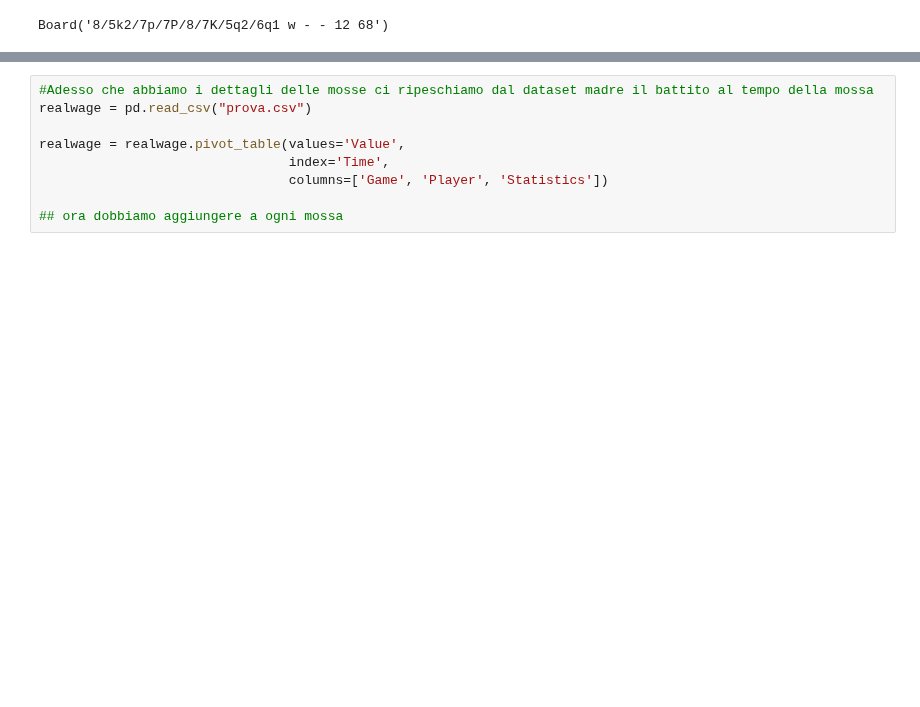
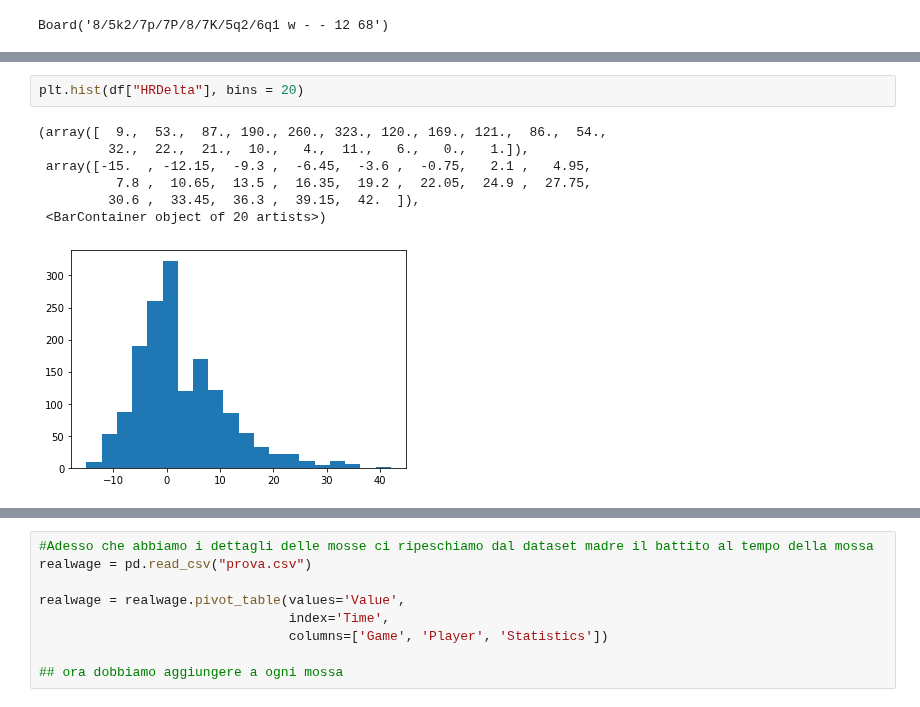
Before and after one commit to tommdim/statistics-101, a Jupyter notebook: project/src/main.ipynb, the cells around one changed output, grey strips where cells are left out. Drawn from its saved outputs; the diff is of its cells as text; blank space fills up the shorter version.

```diff
--- a/project/src/main.ipynb
+++ b/project/src/main.ipynb
@@ -699,0 +755,10 @@ df
+# %%
+plt.hist(df["HRDelta"], bins = 20)
+# %% [output]
+(array([  9.,  53.,  87., 190., 260., 323., 120., 169., 121.,  86.,  54.,
+         32.,  22.,  21.,  10.,   4.,  11.,   6.,   0.,   1.]),
+ array([-15.  , -12.15,  -9.3 ,  -6.45,  -3.6 ,  -0.75,   2.1 ,   4.95,
+          7.8 ,  10.65,  13.5 ,  16.35,  19.2 ,  22.05,  24.9 ,  27.75,
+         30.6 ,  33.45,  36.3 ,  39.15,  42.  ]),
+ <BarContainer object of 20 artists>)
+[figure, added]
```
Also changed, not shown: parts of 17 cells of this notebook, 3 other files.
